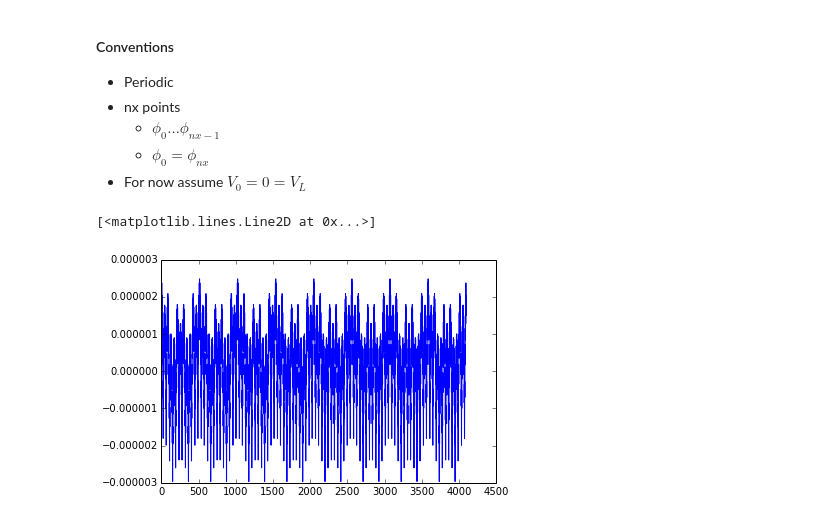
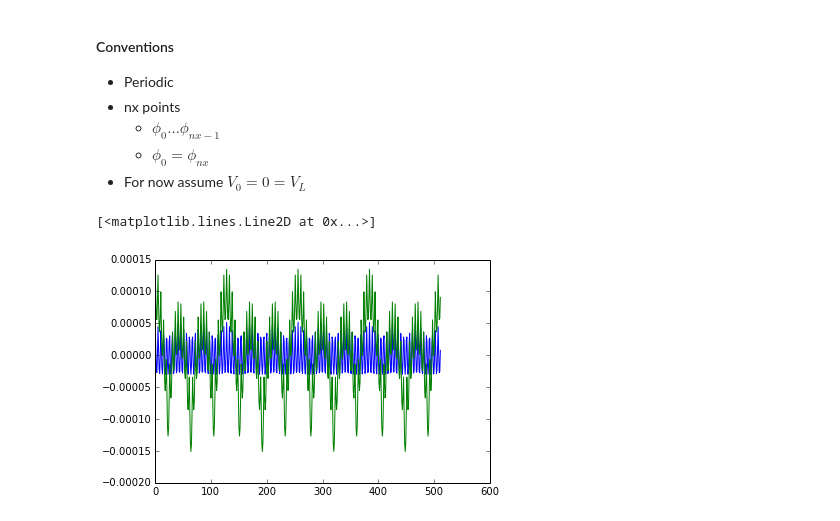
Before and after one commit to shigh/pyes1, a Jupyter notebook: 1d2v.ipynb, the cells around one changed output. Saved outputs shown, nothing was run; the diff lists cells and outputs as text; code cells hidden in the pictures.

Commit message:
Added CIC weighting and interpolation.
Updated interp and weight functions to dispatch to appropriate function.
Added extra kwargs where needed to support dispatching.

```diff
--- a/1d2v.ipynb
+++ b/1d2v.ipynb
@@ -23,30 +25,33 @@ from collections import namedtuple
 * For now assume $V_0 = 0 = V_L$
 # %%
 nt = 200
-nx = 4096
+nx = 512
 L  = 6.
 dx = L/nx
 dt = 0.1
 B0 = 0
 
-N_e = 1000
-N_i = 1000
+N_e = 100
+N_i = 0
 electron = Species(1., 1., N_e,
                    np.linspace(0., L, N_e+1)[:-1],
-                   np.ones(N_e), np.zeros(N_e))
+                   np.zeros(N_e), np.zeros(N_e))
 ion      = Species(1.,  1., N_i,
                    np.linspace(0, L, N_i+1)[:-1],
                    -np.ones(N_i), np.zeros(N_i))
 species = [electron, ion]
 colors  = ['b', 'r']
 
-xp, vx, vy, E, phi = pic(species, nx, dx, nt, dt, L, B0, method="fft")
+xp, vx, vy, E, phi = pic(species, nx, dx, nt, dt, L, B0, method="fft",
+                         weight_method="CIC",
+                         interp_method="CIC")
 # %%
 q_vals = np.zeros_like(electron.x0)
 q_vals[:] = electron.q
-wx = weight(electron.x0, q_vals, nx, L)
-
+wx = weight(electron.x0, q_vals, nx, L, method="CIC")
 plt.plot(poisson_solve_fft(wx))
+wx = weight(electron.x0, q_vals, nx, L, method="NGP")
+plt.plot(poisson_solve_fft(wx))
 # %% [output]
 [<matplotlib.lines.Line2D at 0x...>]
-[figure, old version]
+[figure, new version]
```
Also changed, not shown: parts of 3 cells of this notebook, 1 other file.
